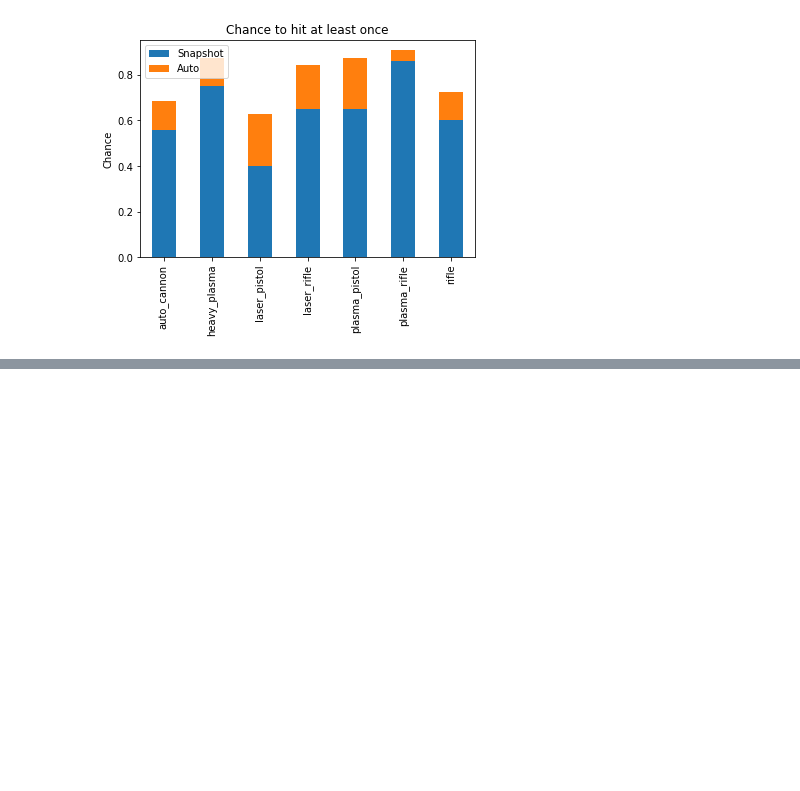
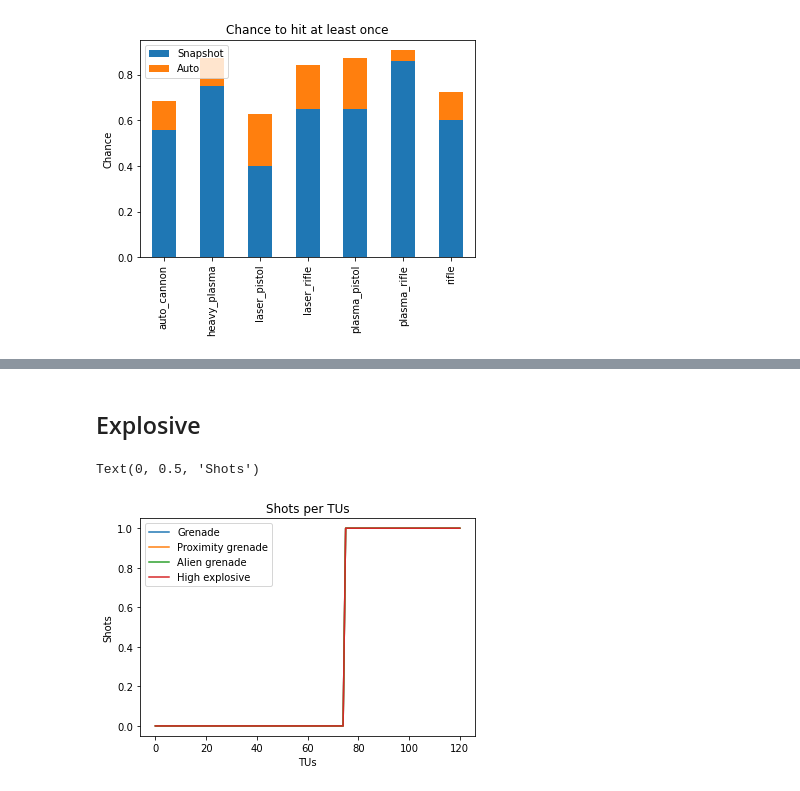
Before and after one commit to Bernardo-MG/xcom-analysis-jupyter-notebook, a Jupyter notebook: enemy_unknown/weapon_stats.ipynb, the cells around one changed output, grey strips where cells are left out. Saved outputs shown, nothing was run; the diff lists cells and outputs as text; code cells hidden in the pictures; blank space fills up the shorter version.

```diff
--- a/enemy_unknown/weapon_stats.ipynb
+++ b/enemy_unknown/weapon_stats.ipynb
@@ -429,0 +475,10 @@ Text(0, 0.5, 'Chance')
+# %% [markdown]
+## Explosive
+# %%
+ax = tus_costs.loc[ ["grenade", "proximity_grenade", "alien_grenade", "high_explosive"] ].unstack(level=0).plot(title="Shots per TUs")
+ax.legend(["Grenade", "Proximity grenade", "Alien grenade", "High explosive"])
+ax.set_xlabel("TUs")
+ax.set_ylabel("Shots")
+# %% [output]
+Text(0, 0.5, 'Shots')
+[figure, added]
```
Also changed, not shown: parts of 21 cells of this notebook, 2 other files.
